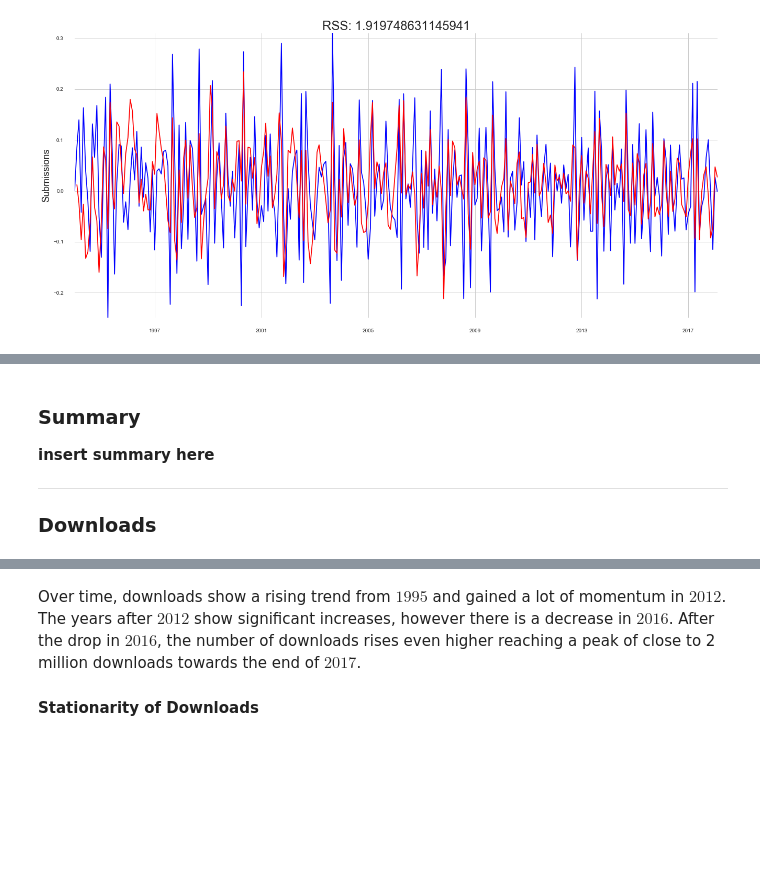
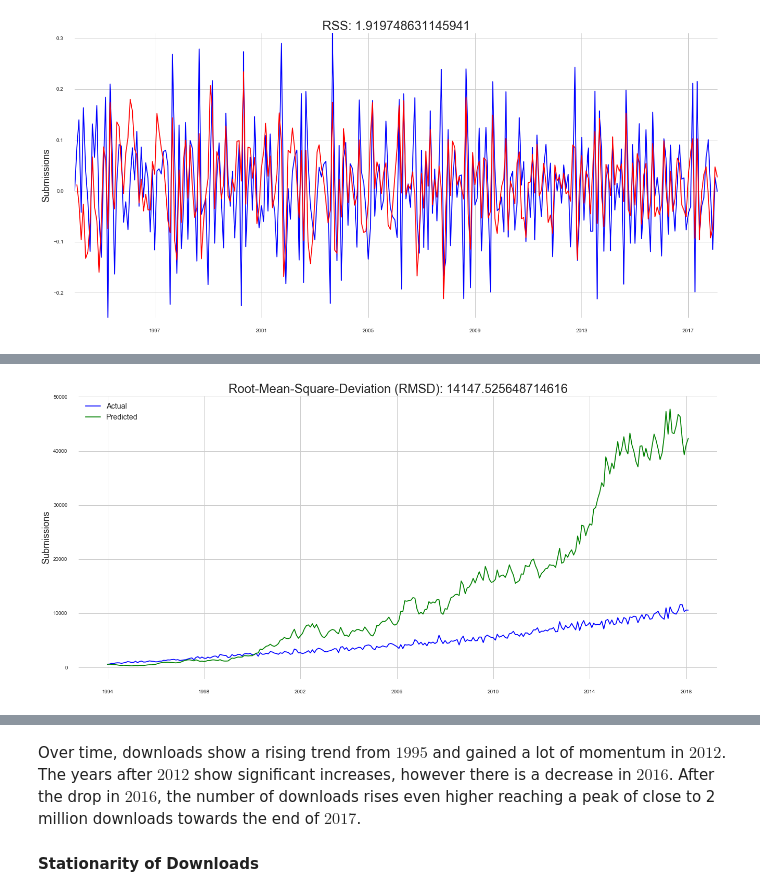
Before and after one commit to wildlyclassyprince/data-playground, a Jupyter notebook: arxiv/arxiv_monthly_submissions_and_downloads.ipynb, the cells around one changed output, grey strips where cells are left out. Saved outputs shown, nothing was run; the diff lists cells and outputs as text; code cells hidden in the pictures; blank space fills up the shorter version.

```diff
--- a/arxiv/arxiv_monthly_submissions_and_downloads.ipynb
+++ b/arxiv/arxiv_monthly_submissions_and_downloads.ipynb
@@ -513,8 +542,23 @@ ts.plot_predictions(data=submissions,
-# %% [markdown]
-### Summary
-
-**insert summary here**
-
-***
-
-### Downloads
+# %%
+# Predicting with ARIMA
+# Reversing to the original scale
+predictions_ARIMA_diff = pd.Series(results_ARIMA.fittedvalues, copy=True)
+
+# Cumulative sum
+predictions_ARIMA_diff_cumsum = predictions_ARIMA_diff.cumsum()
+
+# Adding the base number
+predictions_ARIMA_log = pd.Series(submissions_log.ix[0], index=submissions_log.index)
+predictions_ARIMA_log = predictions_ARIMA_log.add(predictions_ARIMA_diff_cumsum, fill_value=0)
+
+# Taking the exponent
+predictions_ARIMA = np.exp(predictions_ARIMA_log)
+
+# Plotting
+ts.plot_predictions(data=submissions,
+                    data2=predictions_ARIMA,
+                    ylabel='Submissions',
+                    title='Root-Mean-Square-Deviation (RMSD): {}'.format(np.sqrt(sum((
+                        predictions_ARIMA - submissions)**2)/len(submissions))))
+# %% [output]
+[figure, added]
```
Also changed, not shown: parts of 6 cells of this notebook.
